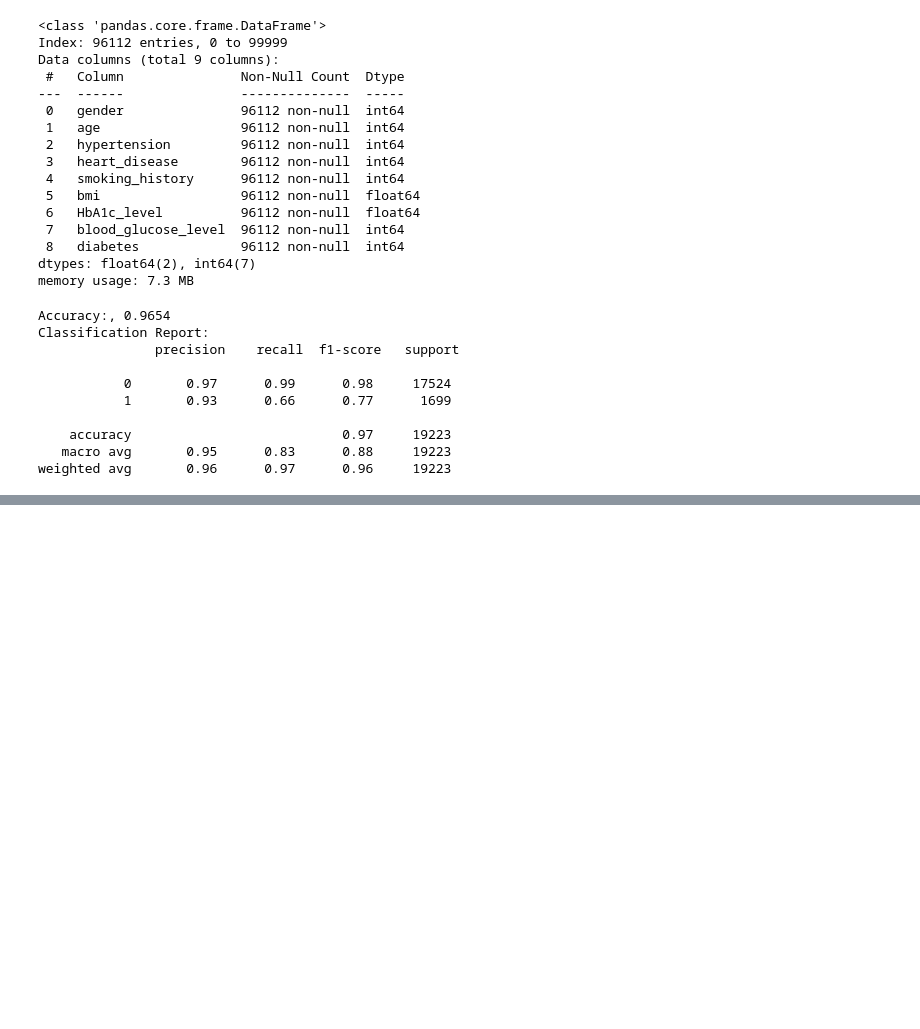
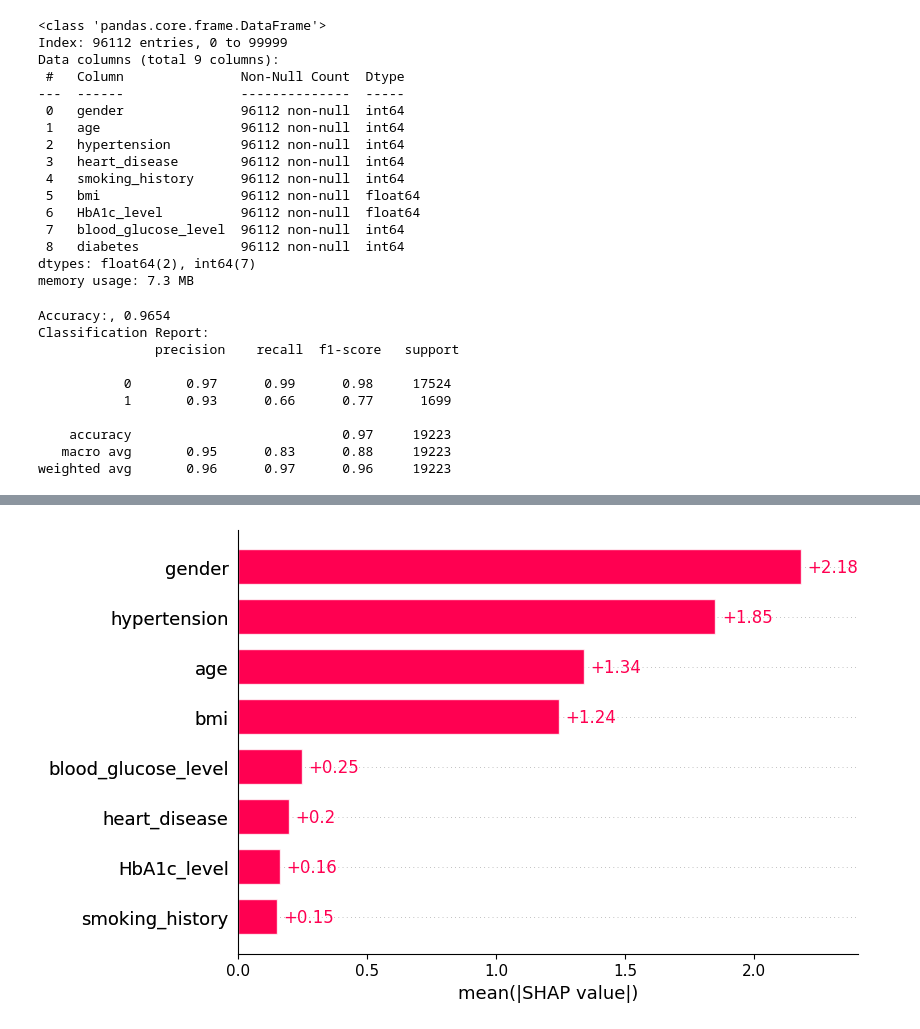
Before and after one commit to Prog-LucasAlves/ML_Cla_Flask, a Jupyter notebook: model/model.ipynb, the cells around one changed output, grey strips where cells are left out. Drawn from its saved outputs; the diff is of its cells as text; code cells hidden in the pictures; blank space fills up the shorter version.

Commit message:
add model.ipynb and patient.ipynb

```diff
--- a/model/model.ipynb
+++ b/model/model.ipynb
@@ -59,6 +56,14 @@ data.describe()
 | 50% | 43.000000 | 0.00000 | 0.000000 | 27.320000 | 5.800000 | 140.000000 | 0.000000 |
 | 75% | 60.000000 | 0.00000 | 0.000000 | 29.580000 | 6.200000 | 159.000000 | 0.000000 |
 | max | 80.000000 | 1.00000 | 1.000000 | 95.690000 | 9.000000 | 300.000000 | 1.000000 |
+# %%
+# Creating a filter for the age column
+
+filter_age = data["age"] >= 18
+
+data = data[filter_age]
+
+data["age"].describe()
 # %%
 # Transform column age into int
 
@@ -213,0 +298,12 @@ weighted avg       0.96      0.97      0.96     19223
+# %%
+# Plot the feature importance
+X_train_df = pd.DataFrame(X_train, columns=X.columns)
+
+explainer = shap.Explainer(model, X_train, feature_names=X_train_df.columns.tolist())
+shap_values = explainer(X_test)
+# %%
+# Global bar plot
+
+shap.plots.bar(shap_values)
+# %% [output]
+[figure, added]
```
Also changed, not shown: parts of 14 cells of this notebook, 1 other file.
